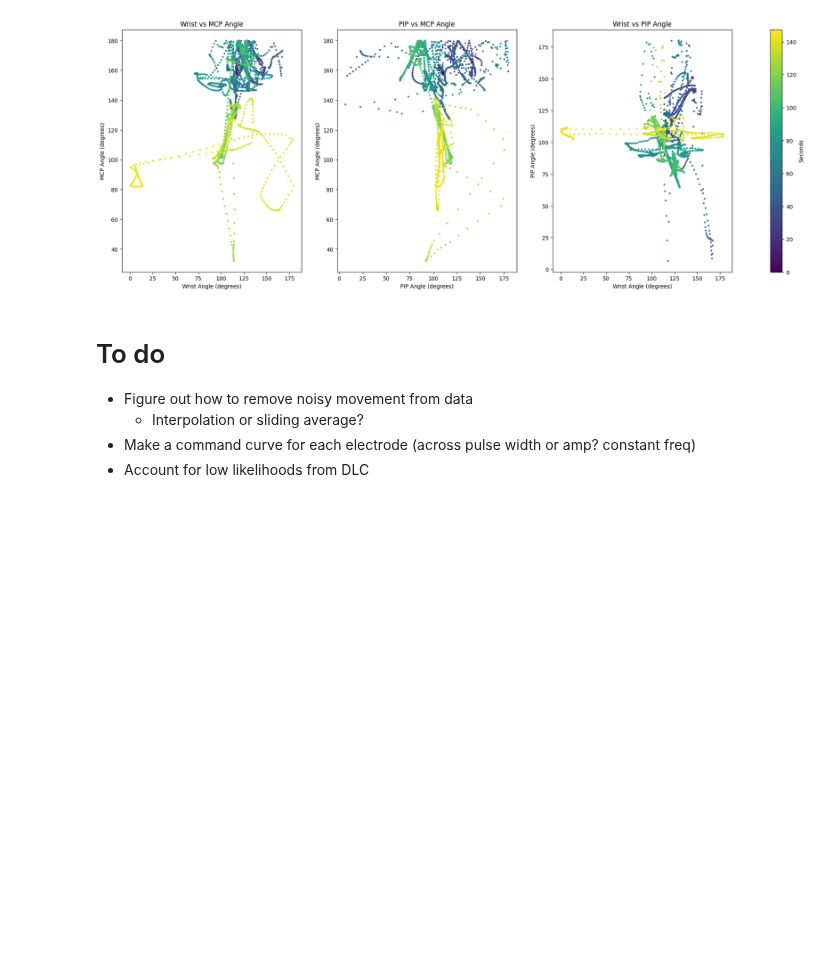
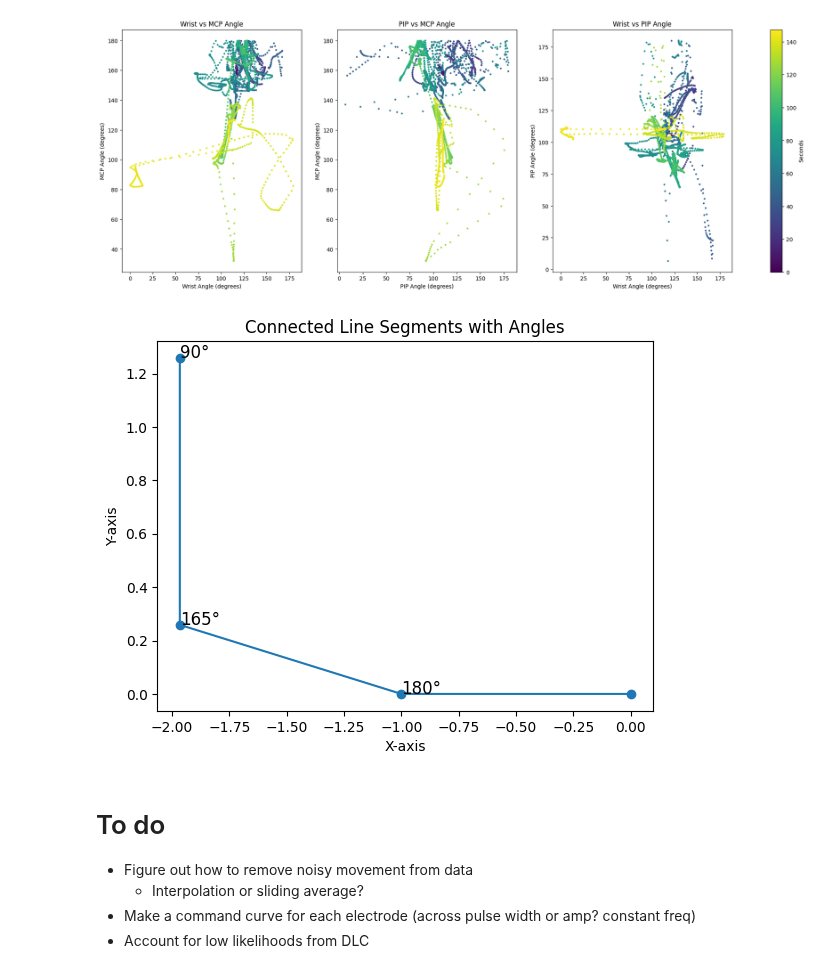
Before and after one commit to draeloslab/stim_behavior, a Jupyter notebook: notebooks/dlc_angles.ipynb, the cells around one changed output. Saved outputs shown, nothing was run; the diff lists cells and outputs as text; code cells hidden in the pictures; blank space fills up the shorter version.

```diff
--- a/notebooks/dlc_angles.ipynb
+++ b/notebooks/dlc_angles.ipynb
@@ -3,6 +3,6 @@ import numpy as np
 import pandas as pd
 import matplotlib.pyplot as plt
 # Load the data
-data = pd.read_csv("/home/jakejoseph/Desktop/Joseph_Code/MVI_0288DLC_resnet50_RhodesInRigWithMarksAug18shuffle1_300000.csv", skiprows=3, header=None)
+# data = pd.read_csv("/home/jakejoseph/Desktop/Joseph_Code/MVI_0288DLC_resnet50_RhodesInRigWithMarksAug18shuffle1_300000.csv", skiprows=3, header=None)
 #Data from muscle fatigue test
-# data = pd.read_csv("/home/jakejoseph/Desktop/FES_V1-Joseph-2023-10-16/videos/MVI_0401DLC_resnet50_FES_V1Oct16shuffle1_38000.csv", skiprows=3, header=None)
+data = pd.read_csv("/home/jakejoseph/Desktop/FES_V1-Joseph-2023-10-16/videos/MVI_0401DLC_resnet50_FES_V1Oct16shuffle1_38000.csv", skiprows=3, header=None)
@@ -306,6 +308,37 @@ cbar.set_label('Seconds')
 plt.show()
 # %% [output]
 [figure]
+# %%
+# trying to plot angles on a skeleton
+
+angles_degrees = [180, 165, 90]
+angles_radians = [np.radians(x) for x in angles_degrees]
+x=[0]
+y=[0]
+
+for angle in angles_radians:
+    x.append(x[-1] + np.cos(angle))
+    y.append(y[-1] + np.sin(angle))
+
+# Create a figure and axis
+fig, ax = plt.subplots()
+
+# Plot the line segments
+ax.plot(x, y, marker='o')
+
+# Add labels to the angles
+for i, angle in enumerate(angles_degrees):
+    ax.text(x[i+1], y[i+1], f'{angle}°', fontsize=12)
+
+# Add titles and labels
+ax.set_title('Connected Line Segments with Angles')
+ax.set_xlabel('X-axis')
+ax.set_ylabel('Y-axis')
+
+# Show the plot
+plt.show()
+# %% [output]
+[figure, added]
 # %% [markdown]
 # To do
 - Figure out how to remove noisy movement from data
```
Also changed, not shown: parts of 1 cell of this notebook, 1 other file.
